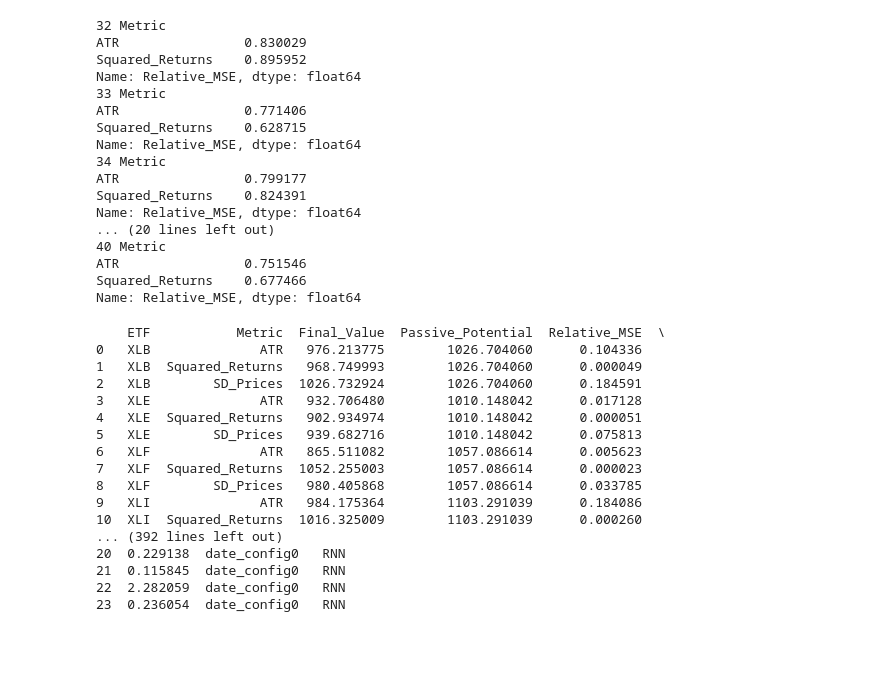
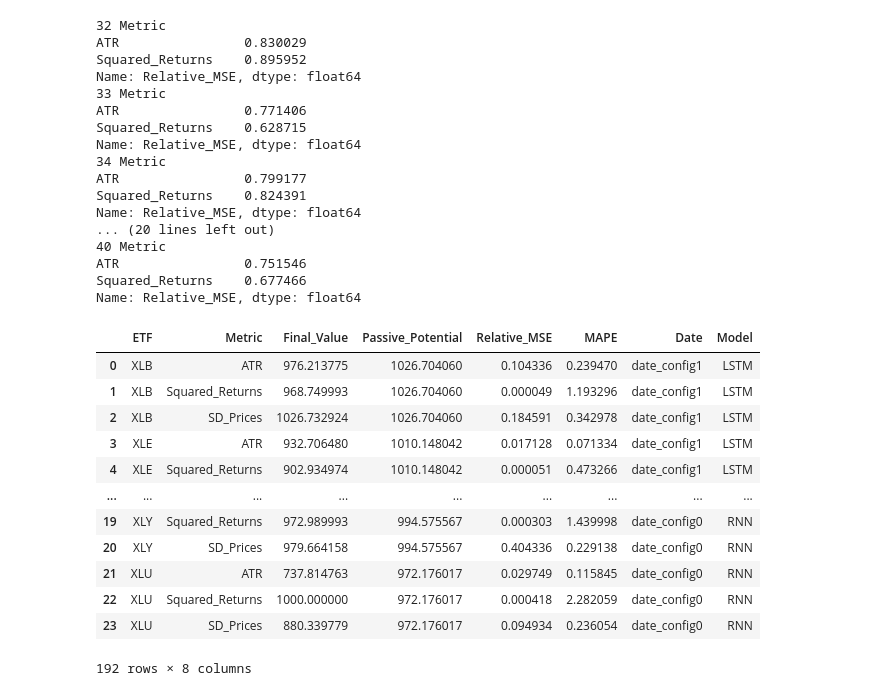
Before and after one commit to AkshayMurthy1/lstm-atr-prediction, a Jupyter notebook: stock-data/scripts/final_analysis.ipynb, the cells around one changed output. Saved outputs shown, nothing was run; the diff lists cells and outputs as text; code cells hidden in the pictures; blank space fills up the shorter version.

```diff
--- a/stock-data/scripts/final_analysis.ipynb
+++ b/stock-data/scripts/final_analysis.ipynb
@@ -52,30 +52,27 @@ Name: Relative_MSE, dtype: float64
 # %%
 #Analyze final runs
 df_final = pd.DataFrame()
 num = 10000
 root = f"../output/runtest_{num}"
 for date in os.listdir(path=root):
     for model in os.listdir(path=os.path.join(root,date)):
-
        df = pd.read_csv(os.path.join(root,date,model,'overall_results.csv'))
        df["Date"] = [date for _ in range(len(df))]
        df["Model"] = [model for _  in range(len(df))]
-       print(df)#.groupby("Metric")[["Relative_MSE","MAPE"]].mean())
+       #print(df)#.groupby("Metric")[["Relative_MSE","MAPE"]].mean())
+       df_final = pd.concat((df_final,df),axis=0)
+df_final
 # %% [output]
+|  | ETF | Metric | Final_Value | Passive_Potential | Relative_MSE | MAPE | Date | Model |
+| 0 | XLB | ATR | 976.213775 | 1026.704060 | 0.104336 | 0.239470 | date_config1 | LSTM |
+| 1 | XLB | Squared_Returns | 968.749993 | 1026.704060 | 0.000049 | 1.193296 | date_config1 | LSTM |
+| 2 | XLB | SD_Prices | 1026.732924 | 1026.704060 | 0.184591 | 0.342978 | date_config1 | LSTM |
+| 3 | XLE | ATR | 932.706480 | 1010.148042 | 0.017128 | 0.071334 | date_config1 | LSTM |
+| 4 | XLE | Squared_Returns | 902.934974 | 1010.148042 | 0.000051 | 0.473266 | date_config1 | LSTM |
+| ... | ... | ... | ... | ... | ... | ... | ... | ... |
+| 19 | XLY | Squared_Returns | 972.989993 | 994.575567 | 0.000303 | 1.439998 | date_config0 | RNN |
+| 20 | XLY | SD_Prices | 979.664158 | 994.575567 | 0.404336 | 0.229138 | date_config0 | RNN |
+| 21 | XLU | ATR | 737.814763 | 972.176017 | 0.029749 | 0.115845 | date_config0 | RNN |
+| 22 | XLU | Squared_Returns | 1000.000000 | 972.176017 | 0.000418 | 2.282059 | date_config0 | RNN |
+| 23 | XLU | SD_Prices | 880.339779 | 972.176017 | 0.094934 | 0.236054 | date_config0 | RNN |
-    ETF           Metric  Final_Value  Passive_Potential  Relative_MSE  \
-0   XLB              ATR   976.213775        1026.704060      0.104336
-1   XLB  Squared_Returns   968.749993        1026.704060      0.000049
-2   XLB        SD_Prices  1026.732924        1026.704060      0.184591
-3   XLE              ATR   932.706480        1010.148042      0.017128
-4   XLE  Squared_Returns   902.934974        1010.148042      0.000051
-5   XLE        SD_Prices   939.682716        1010.148042      0.075813
-6   XLF              ATR   865.511082        1057.086614      0.005623
-7   XLF  Squared_Returns  1052.255003        1057.086614      0.000023
-8   XLF        SD_Prices   980.405868        1057.086614      0.033785
-9   XLI              ATR   984.175364        1103.291039      0.184086
-10  XLI  Squared_Returns  1016.325009        1103.291039      0.000260
-... (392 lines left out)
-20  0.229138  date_config0   RNN
-21  0.115845  date_config0   RNN
-22  2.282059  date_config0   RNN
-23  0.236054  date_config0   RNN
+192 rows × 8 columns
```
Also changed, not shown: parts of 3 cells of this notebook, 8 other files.
